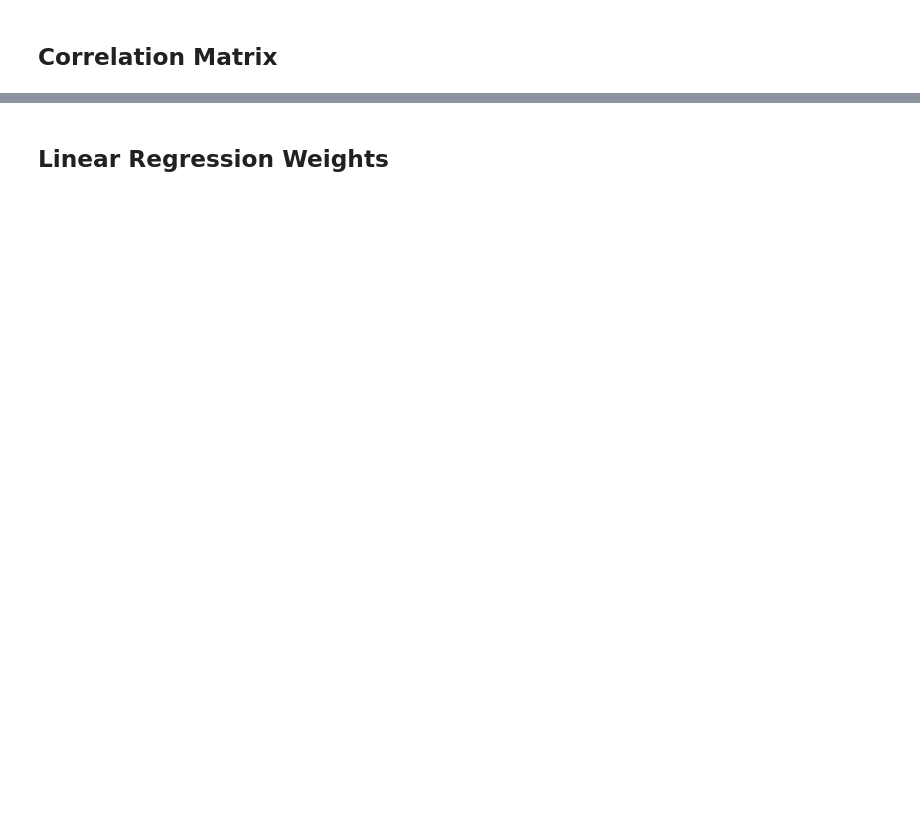
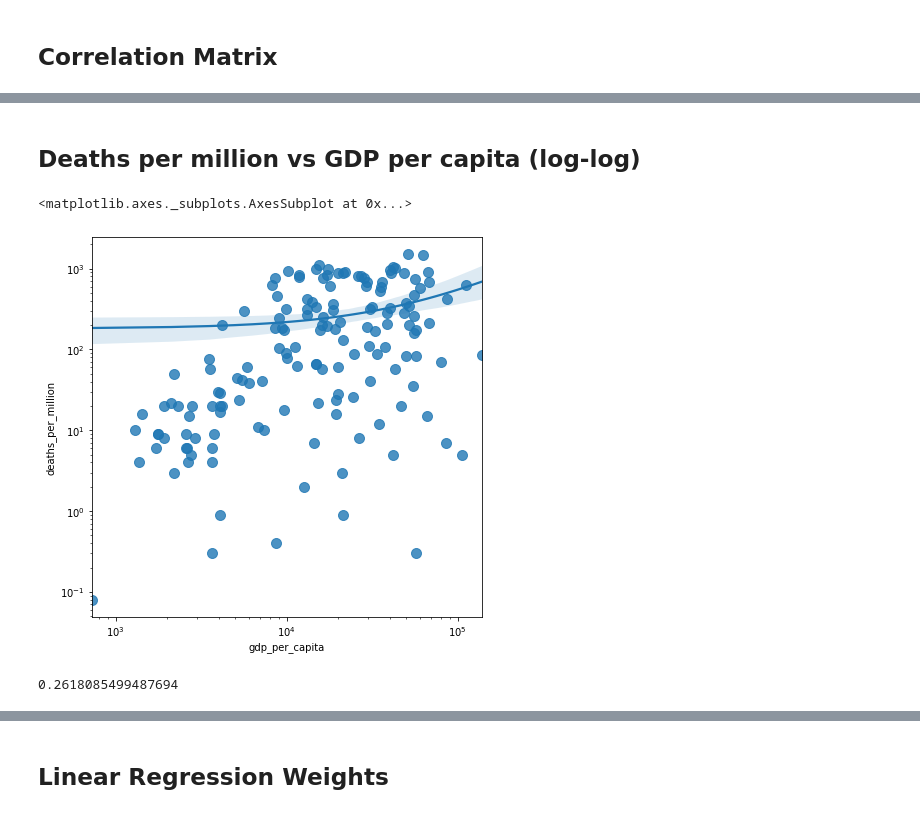
Before and after one commit to Ghost---Shadow/covid-analysis, a Jupyter notebook: analysis.ipynb, the cells around one changed output, grey strips where cells are left out. Drawn from its saved outputs; the diff is of its cells as text; code cells hidden in the pictures; blank space fills up the shorter version.

```diff
--- a/analysis.ipynb
+++ b/analysis.ipynb
@@ -81,0 +82,13 @@ ddf
+# %% [markdown]
+## Deaths per million vs GDP per capita (log-log)
+# %%
+f, ax = plt.subplots(figsize=(7, 7))
+ax.set(xscale="log", yscale="log")
+sns.regplot("gdp_per_capita", "deaths_per_million", df, ax=ax, scatter_kws={"s": 100})
+# %% [output]
+<matplotlib.axes._subplots.AxesSubplot at 0x...>
+[figure, added]
+# %%
+corr['deaths_per_million']['gdp_per_capita']
+# %% [output]
+0.2618085499487694
```
Also changed, not shown: parts of 18 cells of this notebook, 2 other files.
